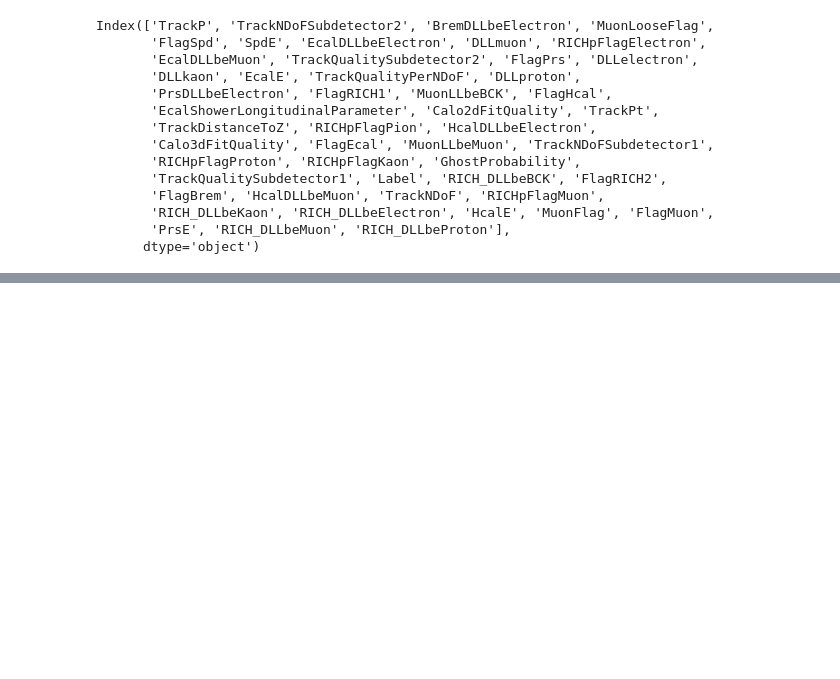
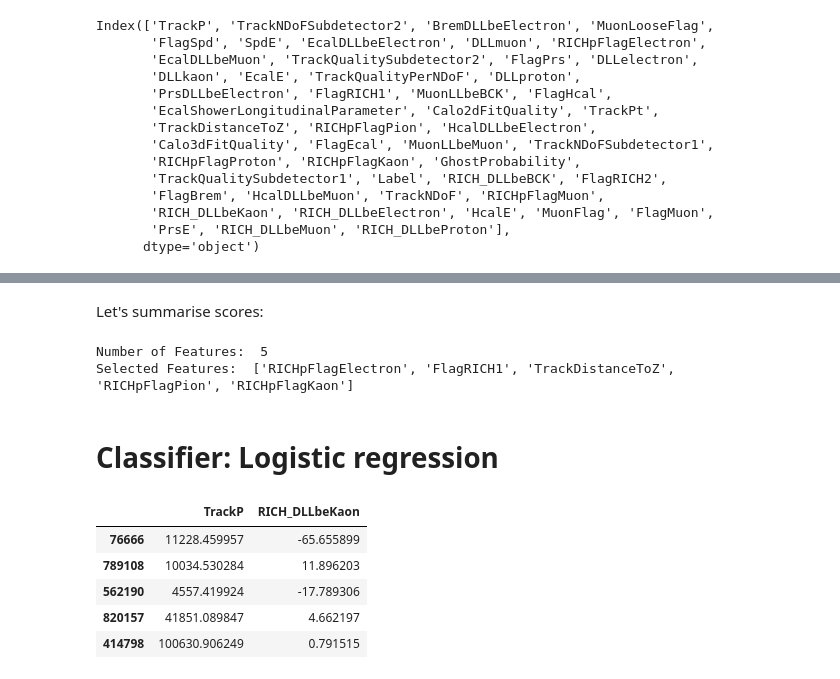
Before and after one commit to SiLiKhon/HEPStatsSeminar, a Jupyter notebook: seminar2/LinearModels_LHCb_PID.ipynb, the cells around one changed output, grey strips where cells are left out. Drawn from its saved outputs; the diff is of its cells as text; code cells hidden in the pictures; blank space fills up the shorter version.

```diff
--- a/seminar2/LinearModels_LHCb_PID.ipynb
+++ b/seminar2/LinearModels_LHCb_PID.ipynb
@@ -59,0 +303,4 @@ data['Label'] = (data.Label == 'Kaon').astype(float)
+# %%
+from sklearn.model_selection import train_test_split
+fs_train, fs_test = train_test_split(data, test_size=0.01) # fs means feature selection
+len(fs_test)
@@ -60,4 +321,28 @@ data['Label'] = (data.Label == 'Kaon').astype(float)
+# %% [markdown]
+Let's summarise scores:
+# %%
+best_features = fs_test.columns[selector.get_support(indices=True)].tolist()
+print("Number of Features: ", selector.n_features_)
+print("Selected Features: ", best_features)
+# print("Feature Ranking: ", selector.ranking_)
+# %% [output]
+Number of Features:  5
+Selected Features:  ['RICHpFlagElectron', 'FlagRICH1', 'TrackDistanceToZ', 'RICHpFlagPion', 'RICHpFlagKaon']
+# %% [markdown]
+# Classifier: Logistic regression
 # %%
 from sklearn import linear_model, metrics, model_selection, preprocessing
 # %%
 train, test = model_selection.train_test_split(data, test_size=0.25)
+# %%
+def get_features(dataset):
+  return dataset[[f for f in best_features if f != 'RICHpFlagKaon' and f != 'DLLproton' and f != 'DLLkaon']]
+
+get_features(train).head()
+# %% [output]
+|  | TrackP | RICH_DLLbeKaon |
+| 76666 | 11228.459957 | -65.655899 |
+| 789108 | 10034.530284 | 11.896203 |
+| 562190 | 4557.419924 | -17.789306 |
+| 820157 | 41851.089847 | 4.662197 |
+| 414798 | 100630.906249 | 0.791515 |
```
Also changed, not shown: parts of 44 cells of this notebook.
